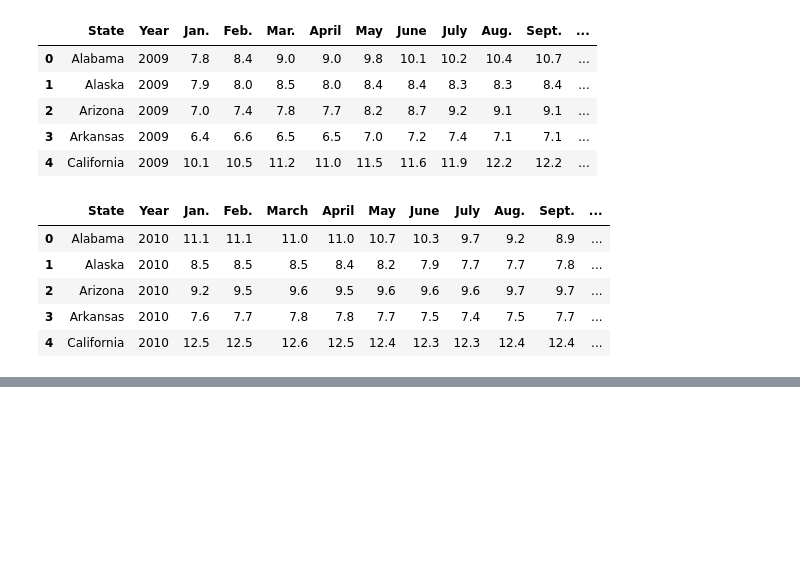
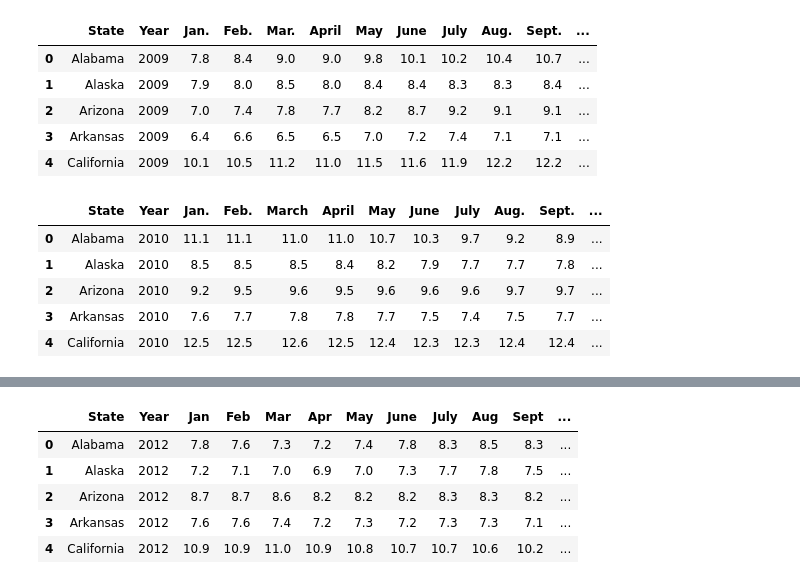
Before and after one commit to SnehaKellogg/Project1_Group5, a Jupyter notebook: unemployment csv/Merging Unemployment Data.ipynb, the cells around one changed output, grey strips where cells are left out. Cells and saved outputs as stored; diff of their text form; code cells hidden in the pictures; blank space fills up the shorter version.

```diff
--- a/unemployment csv/Merging Unemployment Data.ipynb
+++ b/unemployment csv/Merging Unemployment Data.ipynb
@@ -49,0 +47,12 @@ merge_table
+# %%
+# Creating Dataframe for 2012
+csv_path = "State_UI_2012.csv"
+unemployment12_df = pd.read_csv(csv_path)
+unemployment12_df.head()
+# %% [output]
+|  | State | Year | Jan | Feb | Mar | Apr | May | June | July | Aug | Sept | ... |
+| 0 | Alabama | 2012 | 7.8 | 7.6 | 7.3 | 7.2 | 7.4 | 7.8 | 8.3 | 8.5 | 8.3 | ... |
+| 1 | Alaska | 2012 | 7.2 | 7.1 | 7.0 | 6.9 | 7.0 | 7.3 | 7.7 | 7.8 | 7.5 | ... |
+| 2 | Arizona | 2012 | 8.7 | 8.7 | 8.6 | 8.2 | 8.2 | 8.2 | 8.3 | 8.3 | 8.2 | ... |
+| 3 | Arkansas | 2012 | 7.6 | 7.6 | 7.4 | 7.2 | 7.3 | 7.2 | 7.3 | 7.3 | 7.1 | ... |
+| 4 | California | 2012 | 10.9 | 10.9 | 11.0 | 10.9 | 10.8 | 10.7 | 10.7 | 10.6 | 10.2 | ... |
```
Also changed, not shown: parts of 18 cells of this notebook.
